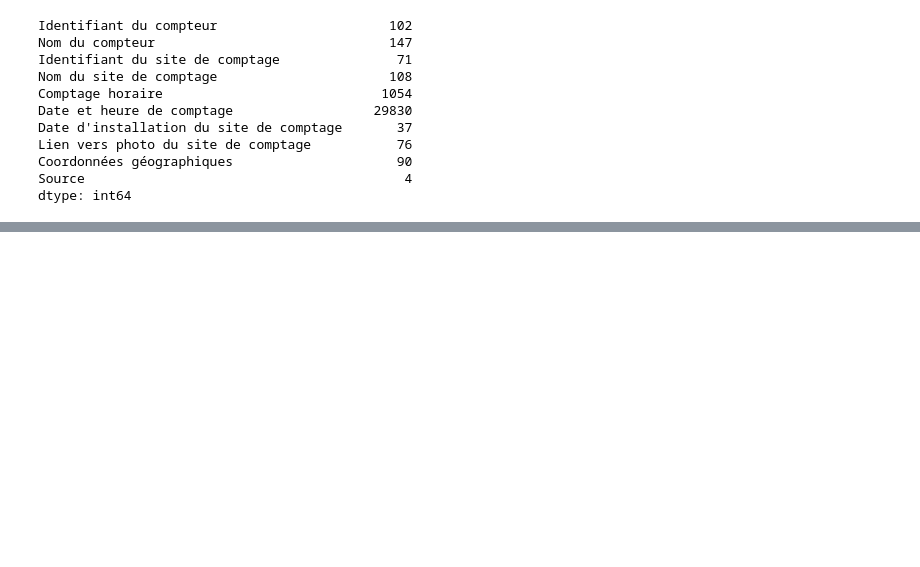
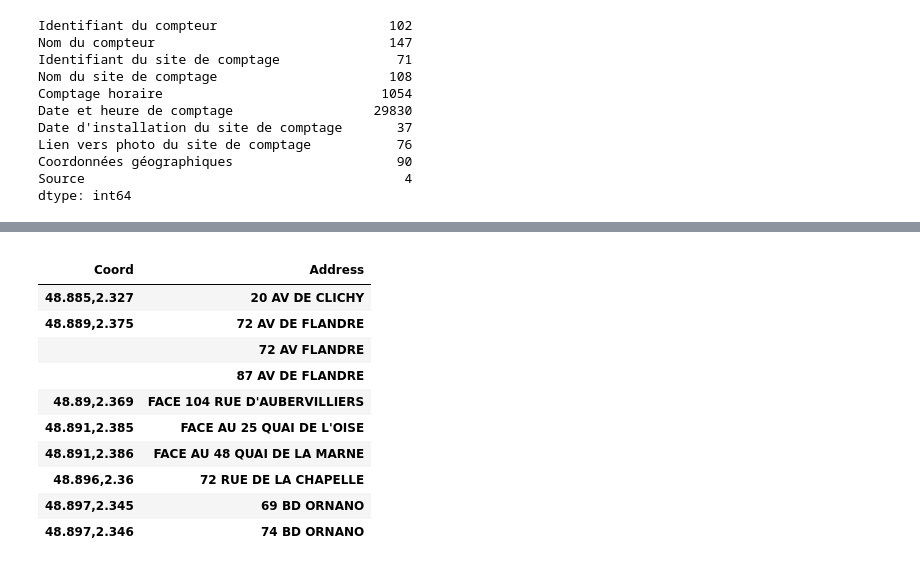
Before and after one commit to tanouar/ParisPyVelib, a Jupyter notebook: Notebook1_Création df_vélib.ipynb, the cells around one changed output, grey strips where cells are left out. Saved outputs shown, nothing was run; the diff lists cells and outputs as text; code cells hidden in the pictures; blank space fills up the shorter version.

```diff
--- a/Notebook1_Création df_vélib.ipynb
+++ b/Notebook1_Création df_vélib.ipynb
@@ -360,0 +296,22 @@ df2[['Identifiant du site de comptage','Coord','Nom du compteur']].groupby(['Coo
+# %%
+# Fusion des 4 Coords (étant la même adresse)
+df['Coord'] = df['Coord'].replace({'48.821,2.325':'48.822,2.325', '48.852,2.285':'48.852,2.286',
+                                   '48.863,2.31':'48.863,2.311','48.827,2.384': '48.827,2.385'})
+
+# Identifier les adresses ayant les même coordonnées
+df2 = df[['Coord', 'Address']].groupby(['Coord', 'Address']).count()
+df2.head(59) # Pas possible tout observer d'un coup(69 lignes), il faut faire head(59) puis tail(10)
+df2.tail(10)
+# %% [output]
+|  |  |
+| Coord | Address |
+| 48.885,2.327 | 20 AV DE CLICHY |
+| 48.889,2.375 | 72 AV DE FLANDRE |
+|  | 72 AV FLANDRE |
+|  | 87 AV DE FLANDRE |
+| 48.89,2.369 | FACE 104 RUE D'AUBERVILLIERS |
+| 48.891,2.385 | FACE AU 25 QUAI DE L'OISE |
+| 48.891,2.386 | FACE AU 48 QUAI DE LA MARNE |
+| 48.896,2.36 | 72 RUE DE LA CHAPELLE |
+| 48.897,2.345 | 69 BD ORNANO |
+| 48.897,2.346 | 74 BD ORNANO |
```
Also changed, not shown: parts of 26 cells of this notebook, 2 other files.
